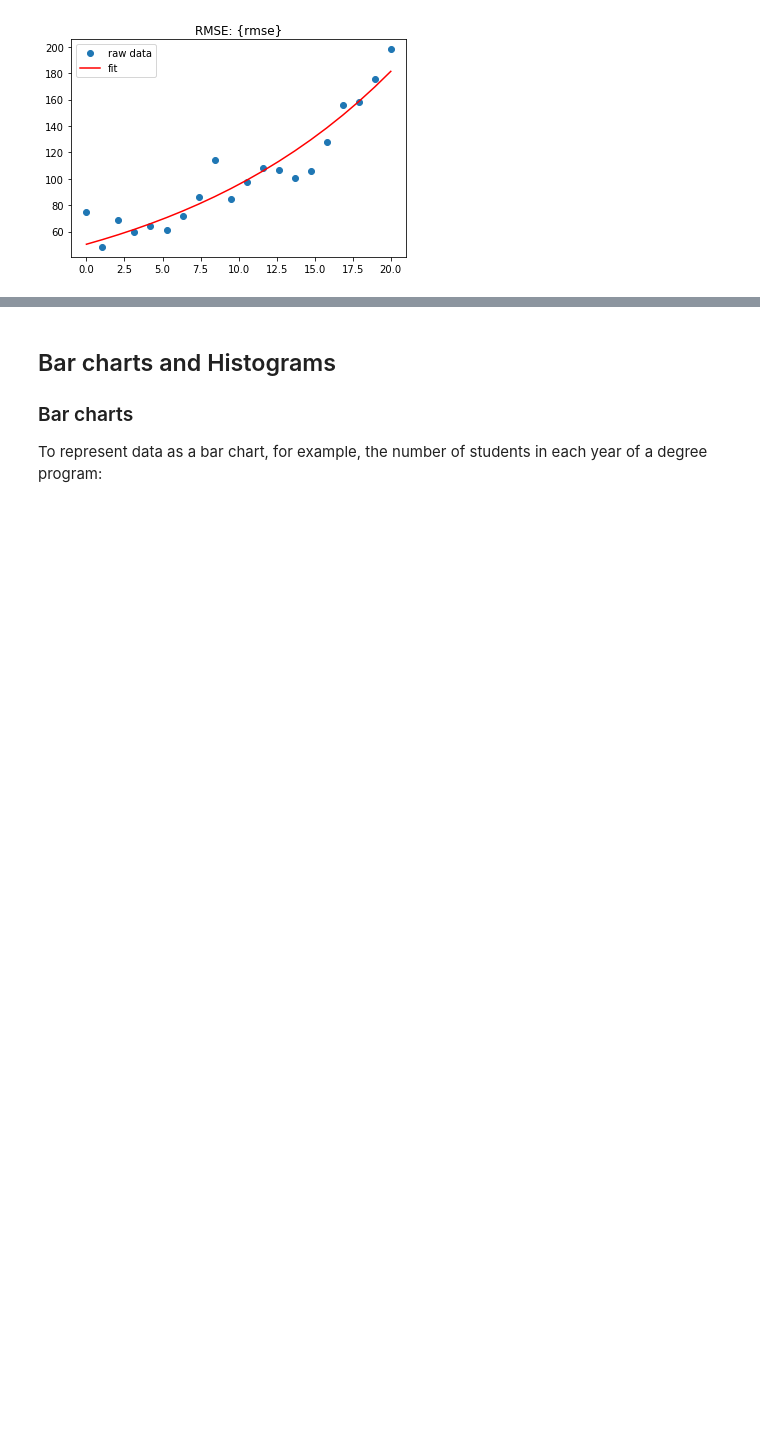
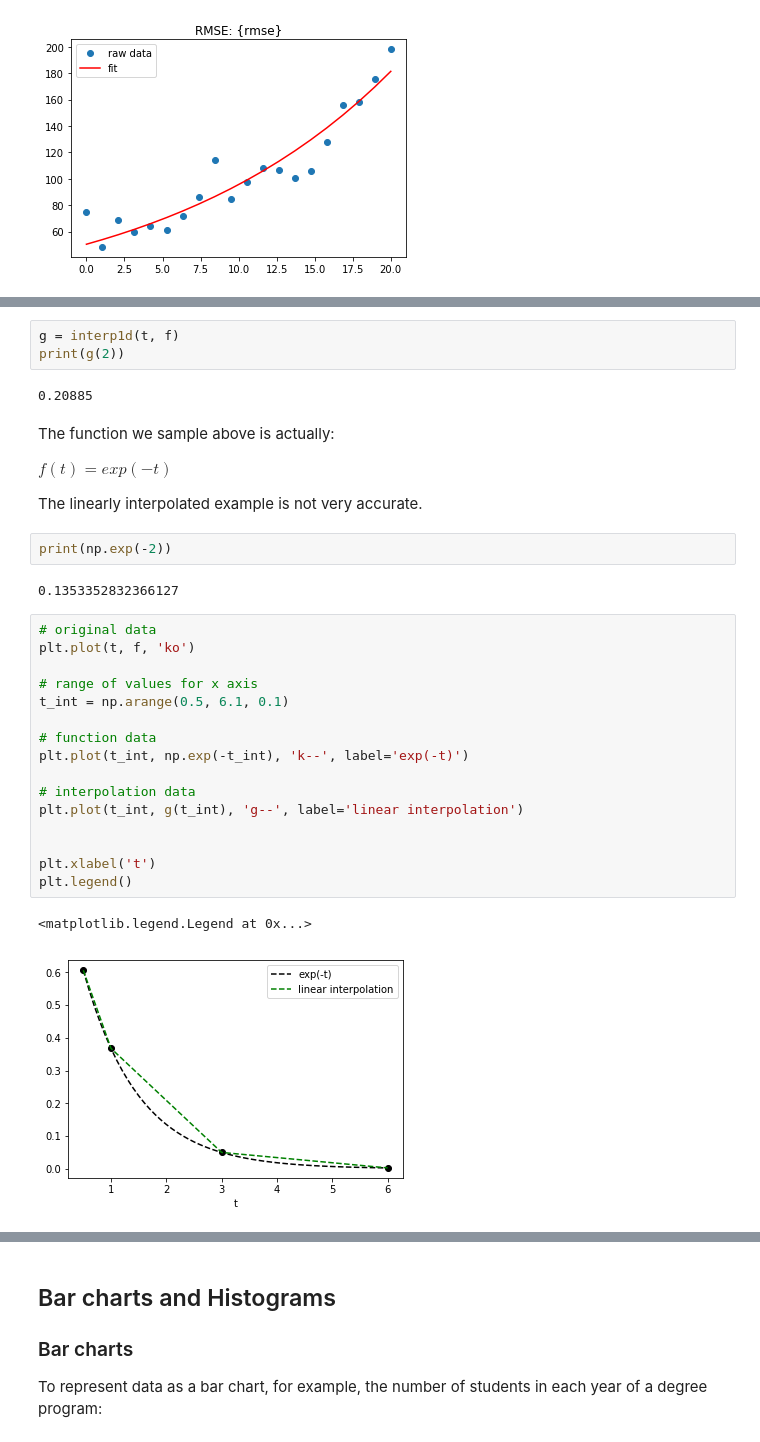
Before and after one commit to vongvanicht/Intro_to_Python, a Jupyter notebook: 05_Plotting_and_Analysing.ipynb, the cells around one changed output, grey strips where cells are left out. Drawn from its saved outputs; the diff is of its cells as text; blank space fills up the shorter version.

```diff
--- a/05_Plotting_and_Analysing.ipynb
+++ b/05_Plotting_and_Analysing.ipynb
@@ -822,0 +791,34 @@ y = 50.37326384265759 * e**(0.06404747989084764*x)
+# %%
+g = interp1d(t, f)
+print(g(2))
+# %% [output]
+0.20885
+# %% [markdown]
+The function we sample above is actually:
+
+$f(t) = exp(-t)$
+
+The linearly interpolated example is not very accurate.
+# %%
+print(np.exp(-2))
+# %% [output]
+0.1353352832366127
+# %%
+# original data
+plt.plot(t, f, 'ko')
+
+# range of values for x axis
+t_int = np.arange(0.5, 6.1, 0.1)
+
+# function data
+plt.plot(t_int, np.exp(-t_int), 'k--', label='exp(-t)')
+
+# interpolation data
+plt.plot(t_int, g(t_int), 'g--', label='linear interpolation')
+
+
+plt.xlabel('t')
+plt.legend()
+# %% [output]
+<matplotlib.legend.Legend at 0x...>
+[figure, added]
```
Also changed, not shown: parts of 36 cells of this notebook, 1 other file.
